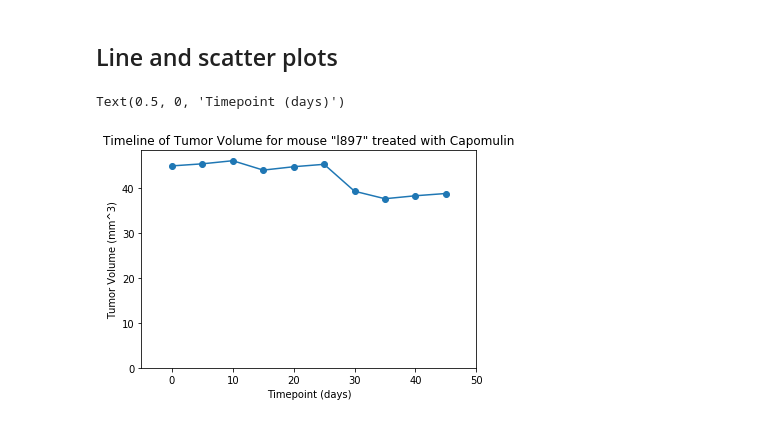
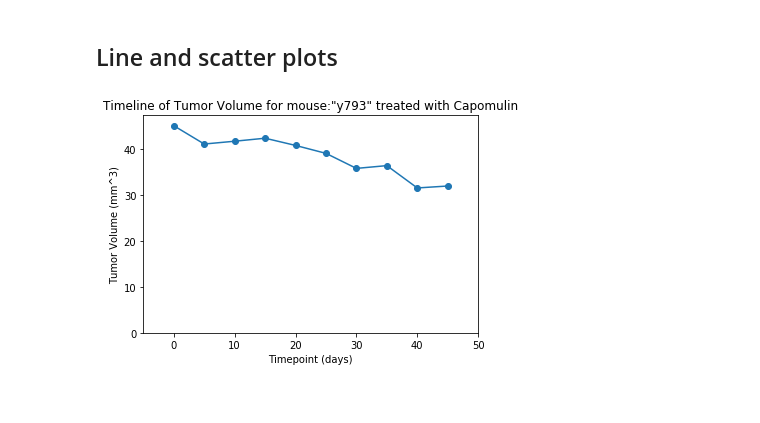
Before and after one commit to nqazimn/matplotlib-challenge, a Jupyter notebook: pymaceuticals_QAZINabeel_HW5.ipynb, the cells around one changed output. Drawn from its saved outputs; the diff is of its cells as text; code cells hidden in the pictures.

```diff
--- a/pymaceuticals_QAZINabeel_HW5.ipynb
+++ b/pymaceuticals_QAZINabeel_HW5.ipynb
@@ -210,21 +210,20 @@ plt.xlim([0,80]);
 # %%
 # Generate a line plot of time point versus tumor volume for a mouse treated with Capomulin
 
 our_drug_group = dict_of_promising_drugs['Capomulin'].groupby('Mouse ID')
 
 # Pick a mouse at random from our_drug_group
 a_mouse = (random.choice(list(our_drug_group.groups)))
 
 plt.plot(our_drug_group.get_group(a_mouse)['Timepoint'],\
          our_drug_group.get_group(a_mouse)['Tumor Volume (mm3)'],\
         marker = 'o')
 plt.ylim([0,max(our_drug_group.get_group(a_mouse)['Tumor Volume (mm3)'])*1.05])
 plt.xlim([-5,50])
-plt.title(f'Timeline of Tumor Volume for mouse "{a_mouse}" treated with Capomulin');
-plt.ylabel('Tumor Volume (mm^3)')
-plt.xlabel('Timepoint (days)')
+plt.title(f'Timeline of Tumor Volume for mouse:"{a_mouse}" treated with Capomulin');
+plt.ylabel('Tumor Volume (mm^3)');
+plt.xlabel('Timepoint (days)');
 # %% [output]
-Text(0.5, 0, 'Timepoint (days)')
-[figure, old version]
+[figure, new version]
 # %%
 # Generate a scatter plot of mouse weight versus average tumor volume for the Capomulin regimen
```
Also changed, not shown: parts of 2 cells of this notebook.
